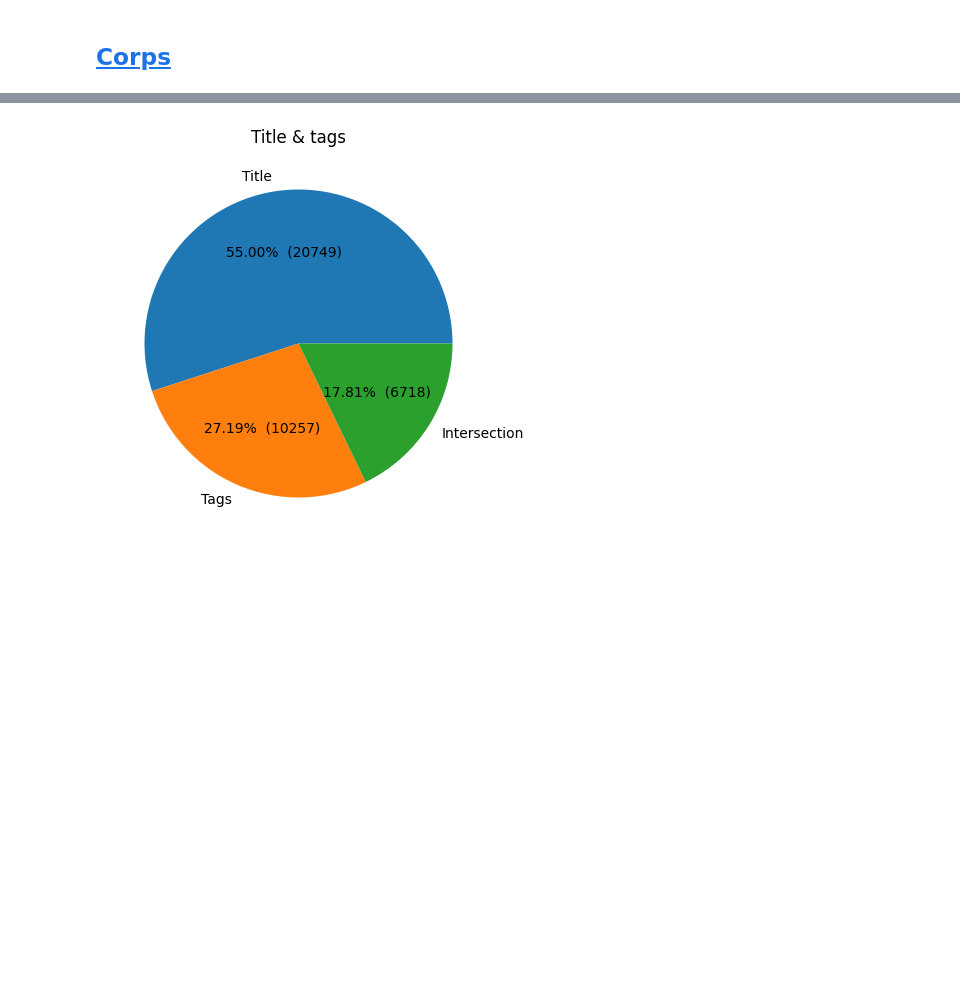
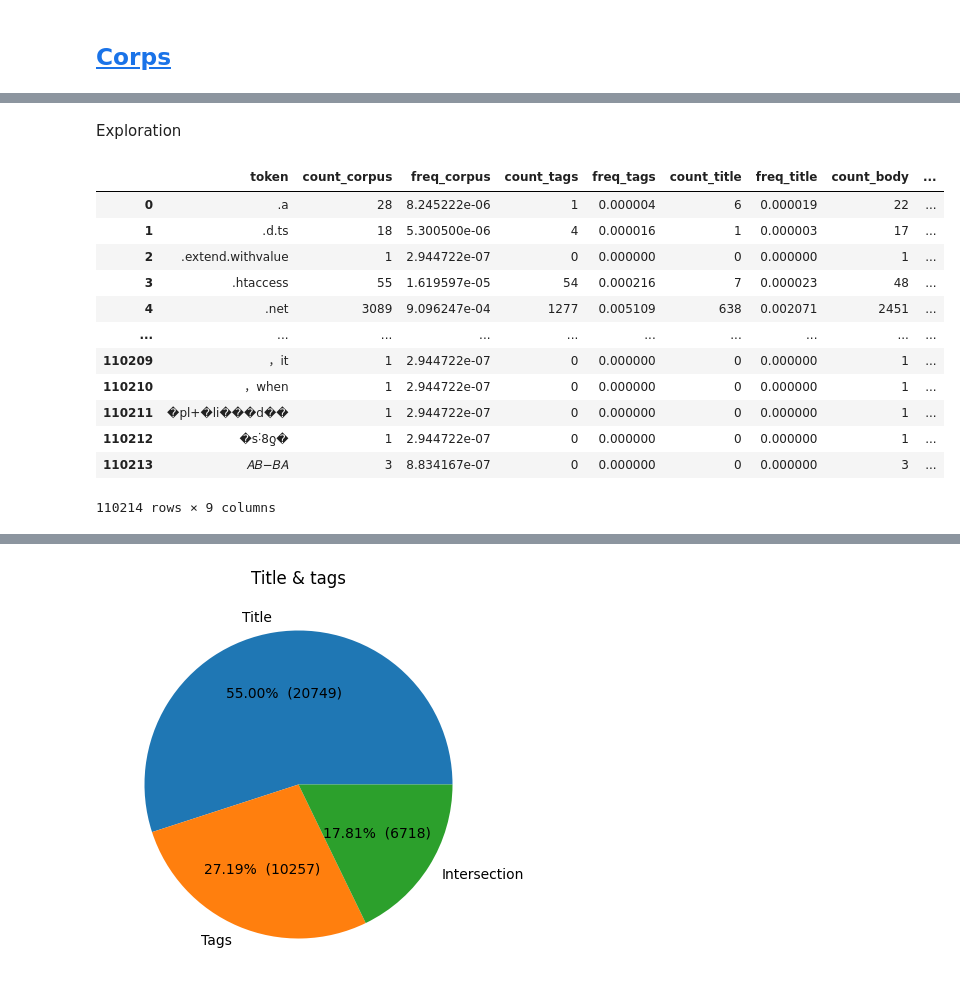
Before and after one commit to sycod/OC_P5_SoF, a Jupyter notebook: 1_EDA.ipynb, the cells around one changed output, grey strips where cells are left out. Drawn from its saved outputs; the diff is of its cells as text; code cells hidden in the pictures; blank space fills up the shorter version.

Commit message:
stats ok

```diff
--- a/1_EDA.ipynb
+++ b/1_EDA.ipynb
@@ -480,0 +554,4 @@ with open("data/bow_corpus.pkl", "wb") as f:
+# %%
+temp_df_plus_title = pd.merge(temp_df_cor_tag, stats_df_title, on="token", how="left")
+# %%
+stats_df = pd.merge(temp_df_plus_title, stats_df_body, on="token", how="left")
@@ -480,0 +560,2 @@ with open("data/bow_corpus.pkl", "wb") as f:
+# %%
+stats_df.fillna(0, inplace=True)
@@ -480,0 +564,4 @@ with open("data/bow_corpus.pkl", "wb") as f:
+# %%
+stats_df = stats_df.astype(
+    {"count_tags": "uint16", "count_title": "uint16", "count_body": "uint16"}
+)
@@ -480,0 +584,18 @@ with open("data/bow_corpus.pkl", "wb") as f:
+# %% [markdown]
+Exploration
+# %%
+stats_df
+# %% [output]
+|  | token | count_corpus | freq_corpus | count_tags | freq_tags | count_title | freq_title | count_body | ... |
+| 0 | .a | 28 | 8.245222e-06 | 1 | 0.000004 | 6 | 0.000019 | 22 | ... |
+| 1 | .d.ts | 18 | 5.300500e-06 | 4 | 0.000016 | 1 | 0.000003 | 17 | ... |
+| 2 | .extend.withvalue | 1 | 2.944722e-07 | 0 | 0.000000 | 0 | 0.000000 | 1 | ... |
+| 3 | .htaccess | 55 | 1.619597e-05 | 54 | 0.000216 | 7 | 0.000023 | 48 | ... |
+| 4 | .net | 3089 | 9.096247e-04 | 1277 | 0.005109 | 638 | 0.002071 | 2451 | ... |
+| ... | ... | ... | ... | ... | ... | ... | ... | ... | ... |
+| 110209 | ，it | 1 | 2.944722e-07 | 0 | 0.000000 | 0 | 0.000000 | 1 | ... |
+| 110210 | ，when | 1 | 2.944722e-07 | 0 | 0.000000 | 0 | 0.000000 | 1 | ... |
+| 110211 | �pl+�li���d�� | 1 | 2.944722e-07 | 0 | 0.000000 | 0 | 0.000000 | 1 | ... |
+| 110212 | �s˸8ƍ� | 1 | 2.944722e-07 | 0 | 0.000000 | 0 | 0.000000 | 1 | ... |
+| 110213 | 𝐴𝐵−𝐵𝐴 | 3 | 8.834167e-07 | 0 | 0.000000 | 0 | 0.000000 | 3 | ... |
+110214 rows × 9 columns
```
Also changed, not shown: parts of 67 cells of this notebook, 3 other files.
